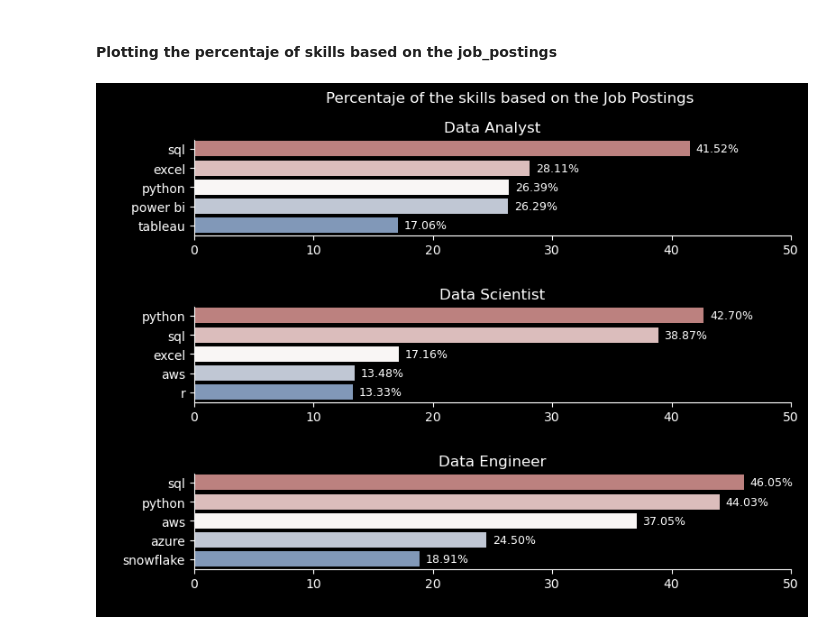
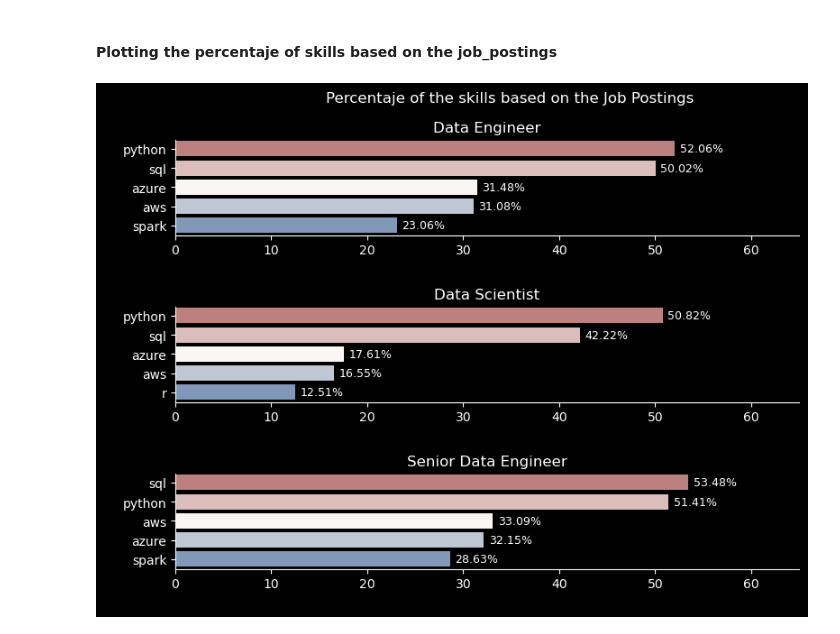
Before and after one commit to NightOwl9911/Job_Analysis_Canada_2025, a Jupyter notebook: Python_files/2_Skills_Count.ipynb, the cells around one changed output. Cells and saved outputs as stored; diff of their text form; code cells hidden in the pictures.

```diff
--- a/Python_files/2_Skills_Count.ipynb
+++ b/Python_files/2_Skills_Count.ipynb
@@ -42,11 +42,11 @@ df_2025['job_posted_month'] = pd.Categorical(
 # %%
-# Get the jobs information for Colombia
+# Get the jobs information for Canada
 
-df_co = df_2025[df_2025['job_country'] == 'Colombia']
+df_ca = df_2025[df_2025['job_country'] == 'Canada']
 
 # Explode the skills columns to get the data for the most demanded ones
 
-df_skills = df_co.explode('job_skills')
+df_skills = df_ca.explode('job_skills')
 # %% [markdown]
 #### Grouping to get the count of skills and getting the top 3 jobs
 # %%
@@ -60,7 +60,7 @@ job_titles = job_titles[:3]
 # %% [markdown]
 #### Plotting count of top skills for data roles
 # %%
-fig, ax = plt.subplots(len(job_titles), 1, figsize=(7,6))
+fig, ax = plt.subplots(len(job_titles), 1, figsize=(10,6))
 
 for i, job_title in enumerate(job_titles):
     sns.barplot(data=df_skills_count[df_skills_count['job_title_short'] == job_title].head(5), x='skill_count', y='job_skills', hue='skill_count', palette='vlag', ax=ax[i])
@@ -86,7 +86,7 @@ plt.show()
 #### Getting the skill percentaje (based on the total amount of job postings)
 # %%
 # Getting the total count of the job title by job postings
-df_job_title_count = df_co['job_title_short'].value_counts().reset_index(name='jobs_total')
+df_job_title_count = df_ca['job_title_short'].value_counts().reset_index(name='jobs_total')
 
 # Merging the data frames for skills count and job titles count
 df_skills_per = pd.merge(df_skills_count, df_job_title_count, how='left', on='job_title_short')
@@ -98,27 +98,27 @@ df_skills_per['skill_per'] = 100 * df_skills_per['skill_count'] / df_skills_per[
 # %%
 # Plotting
 fig, ax = plt.subplots(len(job_titles), 1, figsize=(8,6))
 
 
 for i, job_title in enumerate(job_titles):
     sns.barplot(data=df_skills_per[df_skills_per['job_title_short'] == job_title].head(5), x='skill_per', y='job_skills', ax=ax[i], hue='job_skills', dodge=False, legend=False, palette='vlag_r')
     ax[i].set_facecolor('black')
     ax[i].tick_params(labelcolor='white', color='white')
     ax[i].spines['bottom'].set_color('white')
     ax[i].spines['left'].set_color('white')
     ax[i].set_title(job_title, color='white')
-    ax[i].set_xlim(0, 50)
+    ax[i].set_xlim(0, 65)
 
      # --- Add percentage labels to the right of each bar ---
     for p in ax[i].patches:
         width = p.get_width()
         y = p.get_y() + p.get_height()/2
         ax[i].text(width + 0.5, y, f"{width:.2f}%", va='center', ha='left', color='white', fontsize=9)
 
 fig.patch.set_facecolor('black')
 fig.suptitle('Percentaje of the skills based on the Job Postings', color='white', x=0.58)
 
 fig.tight_layout()
 plt.show()
 # %% [output]
-[figure, old version]
+[figure, new version]
```
Also changed, not shown: parts of 2 cells of this notebook, 3 other files.
